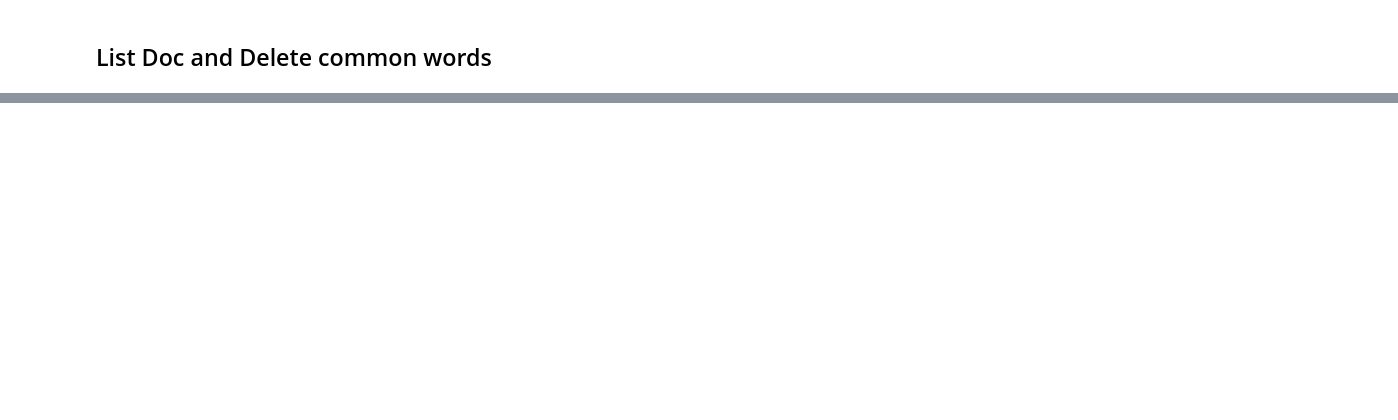
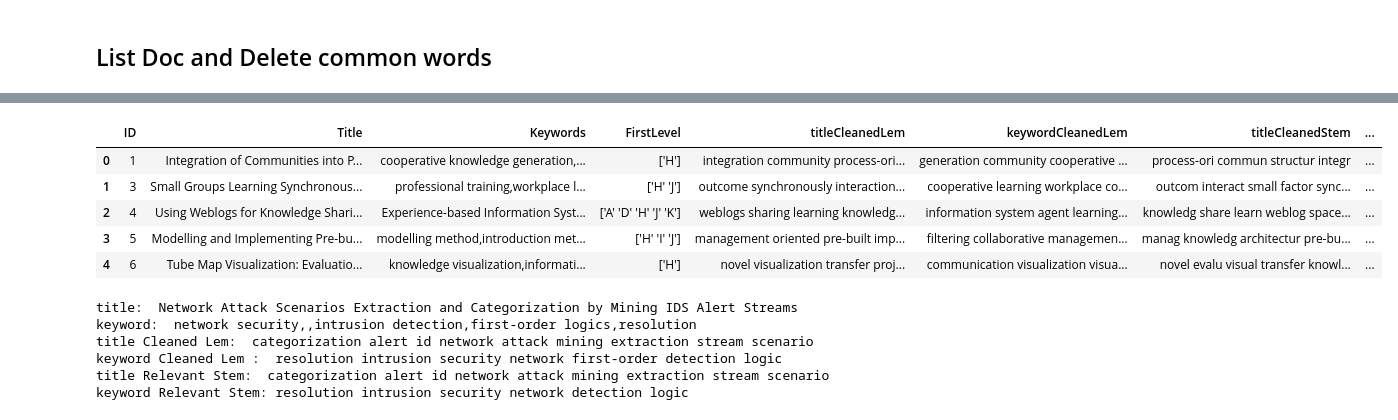
Before and after one commit to kpzaolod6000/CURSOS_2023_II, a Jupyter notebook: pfc3/include/PreprocesingDataByCategories.ipynb, the cells around one changed output, grey strips where cells are left out. Saved outputs shown, nothing was run; the diff lists cells and outputs as text; code cells hidden in the pictures; blank space fills up the shorter version.

```diff
--- a/pfc3/include/PreprocesingDataByCategories.ipynb
+++ b/pfc3/include/PreprocesingDataByCategories.ipynb
@@ -473,0 +463,28 @@ docListByCategories[9]
+# %%
+
+def setNewWordsByCategories(relevantWordByCategories_t,relevantWordByCategories_k):
+    selectedTitleWord_grouped_df = []
+    selectedKeywordWord_grouped_df = []
+
+    for index, row in grouped_df.iterrows():
+        title_ = row['titleCleanedLem'].split()
+        keyword_ = row['keywordCleanedLem'].split()
+        categories = row['FirstLevel']
+        # print(index)
+        # print(title_)
+        # print(keyword_)
+        # print(categories)
+
+        selectedTitleWord_grouped_df.append(getSelectedWordGroupedDf(title_,categories,relevantWordByCategories_t))
+
+        selectedKeywordWord_grouped_df.append(getSelectedWordGroupedDf(keyword_,categories,relevantWordByCategories_k))
+
+    return selectedTitleWord_grouped_df, selectedKeywordWord_grouped_df
+
+    # for words in relevantWordByCategories_t:
+    #     if word[0] in categories:
+    #     print(word[0])
+    #     if(word in title_):
+
+    # for word in relevantWordByCategories_k:
+    #     if(word in keyword_)
@@ -473,0 +513,23 @@ docListByCategories[9]
+# %%
+newgrouped_df.head(5)
+# %% [output]
+|  | ID | Title | Keywords | FirstLevel | titleCleanedLem | keywordCleanedLem | titleCleanedStem | ... |
+| 0 | 1 | Integration of Communities into P... | cooperative knowledge generation,... | ['H'] | integration community process-ori... | generation community cooperative ... | process-ori commun structur integr | ... |
+| 1 | 3 | Small Groups Learning Synchronous... | professional training,workplace l... | ['H' 'J'] | outcome synchronously interaction... | cooperative learning workplace co... | outcom interact small factor sync... | ... |
+| 2 | 4 | Using Weblogs for Knowledge Shari... | Experience-based Information Syst... | ['A' 'D' 'H' 'J' 'K'] | weblogs sharing learning knowledg... | information system agent learning... | knowledg share learn weblog space... | ... |
+| 3 | 5 | Modelling and Implementing Pre-bu... | modelling method,introduction met... | ['H' 'I' 'J'] | management oriented pre-built imp... | filtering collaborative managemen... | manag knowledg architectur pre-bu... | ... |
+| 4 | 6 | Tube Map Visualization: Evaluatio... | knowledge visualization,informati... | ['H'] | novel visualization transfer proj... | communication visualization visua... | novel evalu visual transfer knowl... | ... |
+# %%
+print("title: ", newgrouped_df.iloc[75]['Title'])
+print("keyword: ", newgrouped_df.iloc[75]['Keywords'])
+print("title Cleaned Lem: ",newgrouped_df.iloc[75]['titleCleanedLem'])
+print("keyword Cleaned Lem : ", newgrouped_df.iloc[75]['keywordCleanedLem'])
+print("title Relevant Stem: ", newgrouped_df.iloc[75]['titleRelevantLem'])
+print("keyword Relevant Stem:", newgrouped_df.iloc[75]['keywordRelevantLem'])
+# %% [output]
+title:  Network Attack Scenarios Extraction and Categorization by Mining IDS Alert Streams
+keyword:  network security,,intrusion detection,first-order logics,resolution
+title Cleaned Lem:  categorization alert id network attack mining extraction stream scenario
+keyword Cleaned Lem :  resolution intrusion security network first-order detection logic
+title Relevant Stem:  categorization alert id network attack mining extraction stream scenario
+keyword Relevant Stem: resolution intrusion security network detection logic
```
Also changed, not shown: parts of 41 cells of this notebook, 34 other files.
